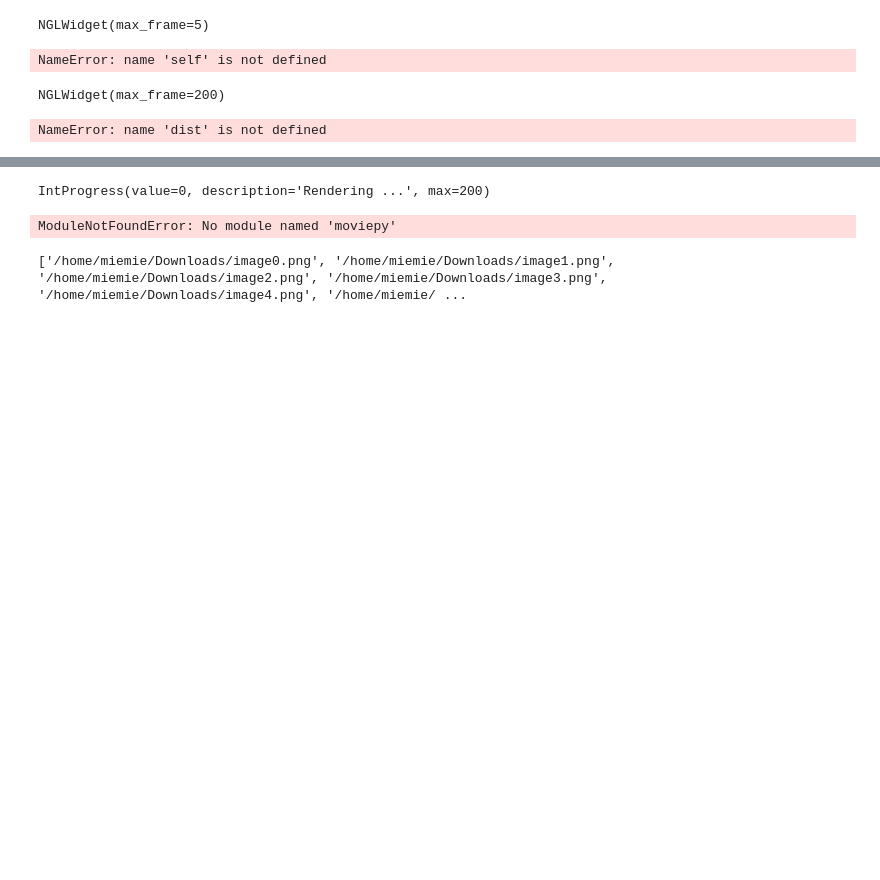
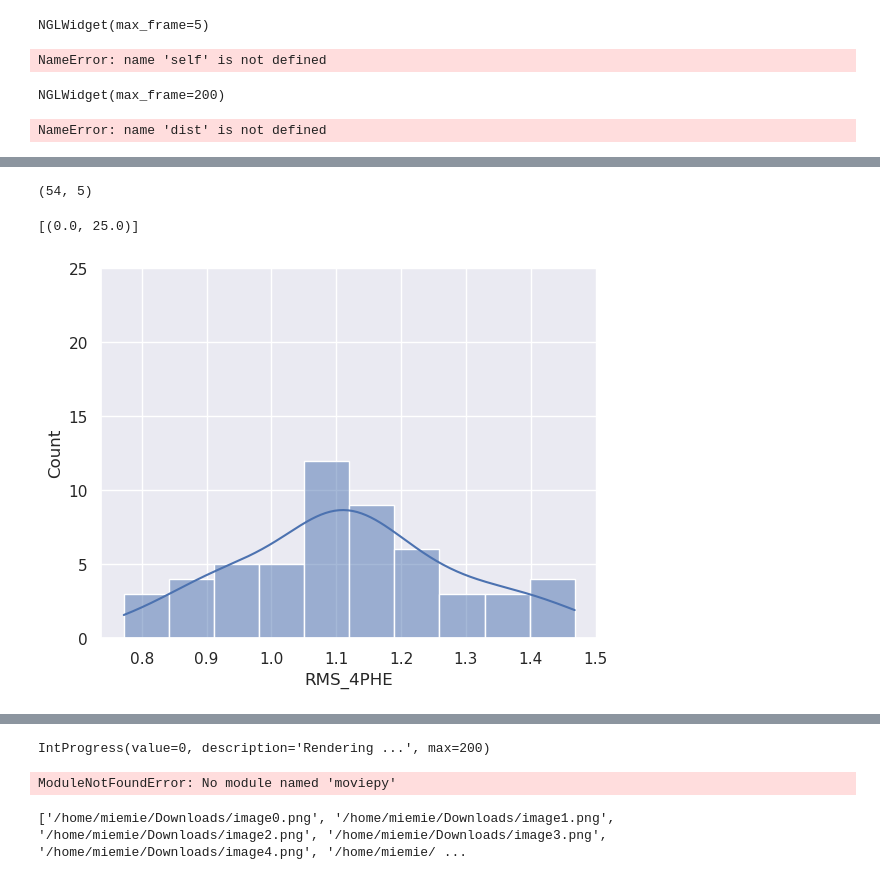
Before and after one commit to miemiemmmm/Nearl, a Jupyter notebook: notebooks/Pairwise_distance.ipynb, the cells around one changed output, grey strips where cells are left out. Cells and saved outputs as stored; diff of their text form; code cells hidden in the pictures; blank space fills up the shorter version.

```diff
--- a/notebooks/Pairwise_distance.ipynb
+++ b/notebooks/Pairwise_distance.ipynb
@@ -312,0 +383,17 @@ C008bfl1sim2: 11 - RMSD: 0.22 | Dist:  3.32 | MSD:  0.232 | MSVC: 0.060 | Mah:
+# %%
+import seaborn as sns; sns.set()
+
+# rmslist=pd.DataFrame()
+rmslist["RMS_4PHE"] = finallst[["RMS"]]
+
+print(rmslist.shape)
+dataset = rmslist["RMS_4PHE"];
+# sns.histplot(rmslist, kde=True, bins=10)
+axis = sns.histplot(dataset, kde=True, bins=10)
+
+# axis = sns.histplot(dataset, kde=True, binwidth=dataset.mean()/10)
+axis.set(ylim=(0, 25))
+# %% [output]
+(54, 5)
+[(0.0, 25.0)]
+[figure, added]
```
Also changed, not shown: parts of 10 cells of this notebook, 3 other files.
